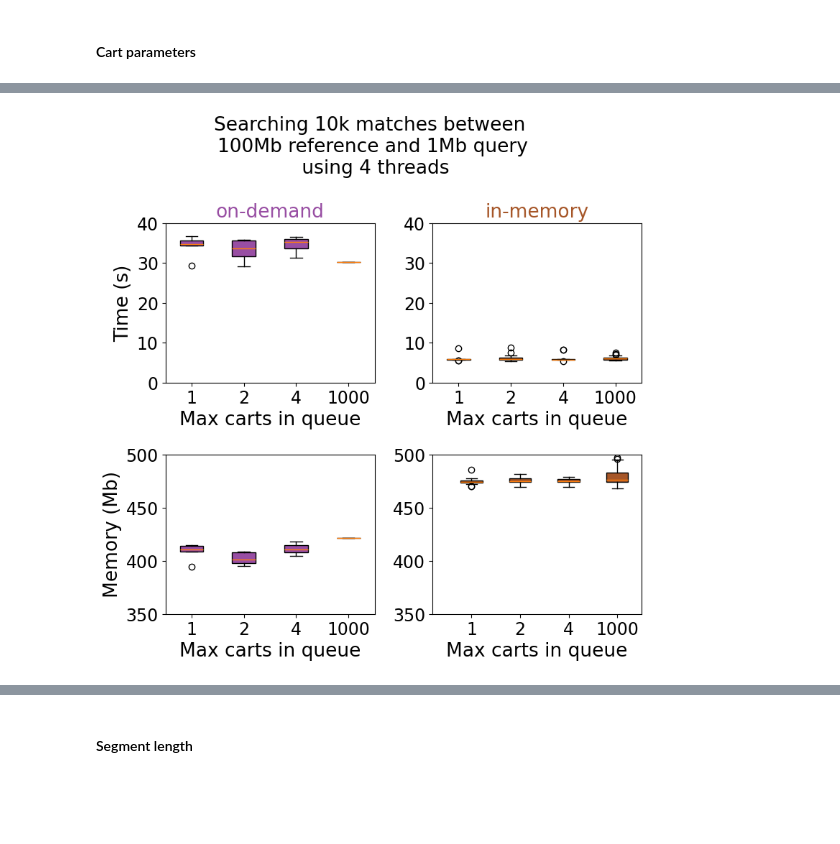
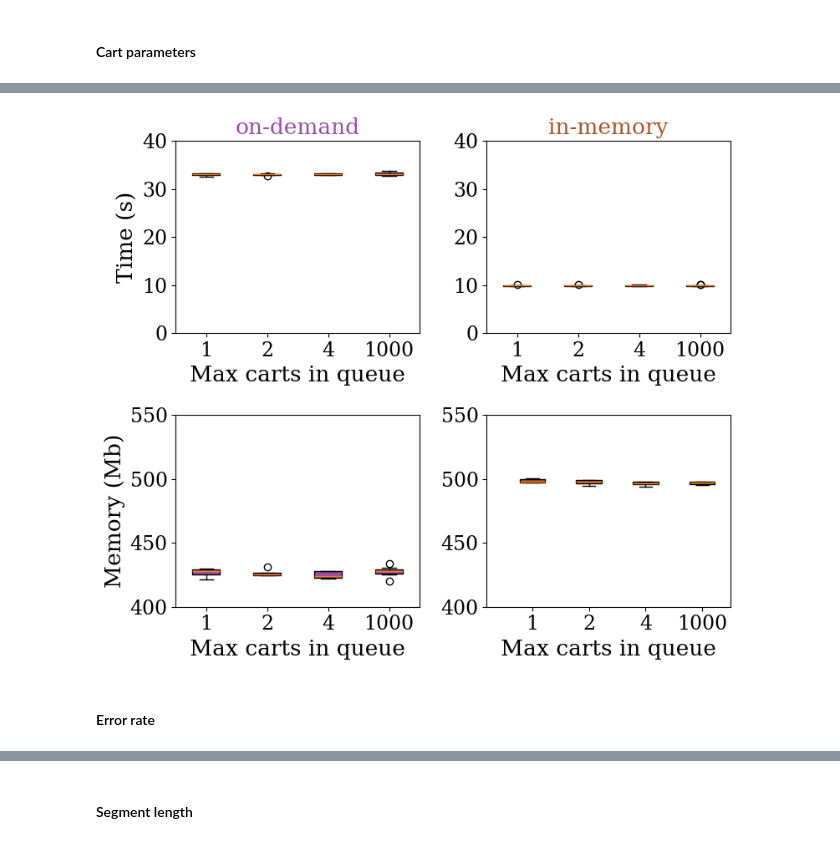
Before and after one commit to eaasna/DREAM-stellar-benchmark, a Jupyter notebook: work-python/markov/Distribution granularity.ipynb, the cells around one changed output, grey strips where cells are left out. Saved outputs shown, nothing was run; the diff lists cells and outputs as text; code cells hidden in the pictures; blank space fills up the shorter version.

```diff
--- a/work-python/markov/Distribution granularity.ipynb
+++ b/work-python/markov/Distribution granularity.ipynb
@@ -3,6 +3,16 @@ import pandas as pd
 import numpy as np
 import matplotlib.pyplot as plt
 import matplotlib.patches as mpatches
+import matplotlib as mpl
+
+mpl.rcParams.update({
+    "font.family": "serif",
+    "mathtext.fontset": "cm",
+})
+
+def make_timedelta(df, col):
+    df['seconds'] = df[col]
+    df[col] = pd.to_timedelta(df[col], unit='s')
 # %%
 ref_size="100Mb"
 ibf_size = 175296548
@@ -72,5 +109,5 @@ def get_runtime_df(filename):
 # %%
-df = get_runtime_df(ref_size + "/full.log")
+df = get_seg_len_df(ref_size + "/cart_params_test/full_cart_params.log")
 df.head()
 # %% [output]
 |  | Time (s) | Memory (kb) | adapt_cutoff | errors | exec-path | seg-count | cart-max-capacity | ... |
@@ -150,7 +187,7 @@ kmers_per_segment       331
 # %%
 colors = [CB_color_cycle[5], CB_color_cycle[4]]
 fig, ax = plt.subplots(2, 2)
-fig.set_size_inches(12, 8)
+fig.set_size_inches(12, 7.5)
 
 labels = ["on-demand", "in-memory"]
 
@@ -160,19 +197,21 @@ for t in [1, 4]:
     for data in [io, build]:
         data = data[data["threads"] == t]
         data = data[data["cart-max-capacity"] > 1]
-        data = data[data["max-queued-carts"] == 1024]
+        data = data[data["max-queued-carts"] == 1000]
         data = data.sort_values('cart-max-capacity', ascending=True)
-        ax[0][j].semilogx(data["cart-max-capacity"], data["Time (s)"], color = colors[i], label = labels[i])
+        data = data.groupby('cart-max-capacity').agg('mean')
+        ax[0][j].semilogx(data.index.values, data["Time (s)"], color = colors[i], label = labels[i])
         i += 1
 
     i = 0
     for data in [io, build]:
         data = data[data["threads"] == t]
         data = data[data["cart-max-capacity"] > 1]
-        data = data[data["max-queued-carts"] == 1024]
+        data = data[data["max-queued-carts"] == 1000]
         data = data.sort_values('cart-max-capacity', ascending=True)
+        data = data.groupby('cart-max-capacity').agg('mean')
         ax[1][j].set_ylim(0, np.max(data["Memory (kb)"]) * 1.2 / 1024)
-        ax[1][j].semilogx(data["cart-max-capacity"], data["Memory (kb)"] / 1024, label = labels[i], color = colors[i])
+        ax[1][j].semilogx(data.index.values, data["Memory (kb)"] / 1024, label = labels[i], color = colors[i])
         ax[0][j].set_xlabel("Cart capacity")
         ax[1][j].set_xlabel("Cart capacity")
         i+=1
@@ -184,7 +223,7 @@ ax[1][0].set_ylabel("Memory (Mb)")
 ax[0][1].legend(bbox_to_anchor=(1.05, 1), loc='upper left', borderaxespad=0., title = "1 thread")
 ax[1][1].legend(bbox_to_anchor=(1.05, 1), loc='upper left', borderaxespad=0., title = "4 threads")
 
-fig.suptitle(r"Searching 10k $\epsilon$(50, 3)-matches between 100Mb reference and 1Mb query")
+#fig.suptitle(r"Searching 10k $\epsilon$(50, 3)-matches between 100Mb reference and 1Mb query")
 fig.tight_layout()  # otherwise the right y-label is slightly clipped
 fig.savefig(ref_size + "_cart_max_capacity_t.png", dpi=400, bbox_inches='tight')
 plt.show()
@@ -193,6 +232,6 @@ plt.show()
 # %%
 fig, ax = plt.subplots(2, 2, sharey = False)
-fig.set_size_inches(8, 8)
+fig.set_size_inches(8, 7)
 
 def plot_cols(data, ax, column, color, label):
     capacities = [1, 2, 4, 1000]
@@ -244,34 +283,36 @@ for t in [4]:
     data = data[data["threads"] == t]
     #data = data[data["max-queued-carts"] < 10]
     data = data[data["cart-max-capacity"] == 1000]
     data = data.sort_values(col, ascending=True)
 
     build = data[data["exec-path"] == "build"].copy()
     build.drop(["adapt_cutoff", "errors", "exec-path", "seg-count", "error-rate"], axis = 1, inplace = True)
     io = data[data["exec-path"] == "build_io"].copy()
     io.drop(["adapt_cutoff", "errors", "exec-path", "seg-count", "error-rate"], axis = 1, inplace = True)
 
     col = "Memory (kb)"
     io[col] = io[col] / 1024
     build[col] = build[col] / 1024
     plot_cols(io, ax[1][0], col, CB_color_cycle[5], "in-memory")
     plot_cols(build, ax[1][1], col, CB_color_cycle[4], "on-demand")
 
     ax[1][0].set_ylabel("Memory (Mb)")
     #ax[1][1].set_ylabel("Memory (Mb)")
 
     ax[1][0].set_xlabel(colname)
     ax[1][1].set_xlabel(colname)
-    ax[1][0].set_ylim(350, 500)
-    ax[1][1].set_ylim(350, 500)
+    ax[1][0].set_ylim(400, 550)
+    ax[1][1].set_ylim(400, 550)
 
     ax[1][1].plot(0.4, 0.4, linestyle = "-.", color = CB_color_cycle[5] , label = "On demand")
     ax[1][1].plot(0.4, 400, color = CB_color_cycle[4], label = "In memory")
 
     #ax[1].legend(bbox_to_anchor=(1.05, 1), loc='upper left', borderaxespad=0.)
-    fig.suptitle("Searching 10k matches between \n100Mb reference and 1Mb query\n using " + str(t) + " threads")
+    #fig.suptitle("Searching 10k matches between \n100Mb reference and 1Mb query\n using " + str(t) + " threads")
     fig.tight_layout()  # otherwise the right y-label is slightly clipped
     fig.savefig(ref_size + "_max_queued_carts_t" + str(t) + ".png", dpi=400, bbox_inches='tight')
     plt.show()
 # %% [output]
-[figure, old version]
+[figure, new version]
+# %% [markdown]
+#### Error rate
```
Also changed, not shown: parts of 13 cells of this notebook, 1 other file.
